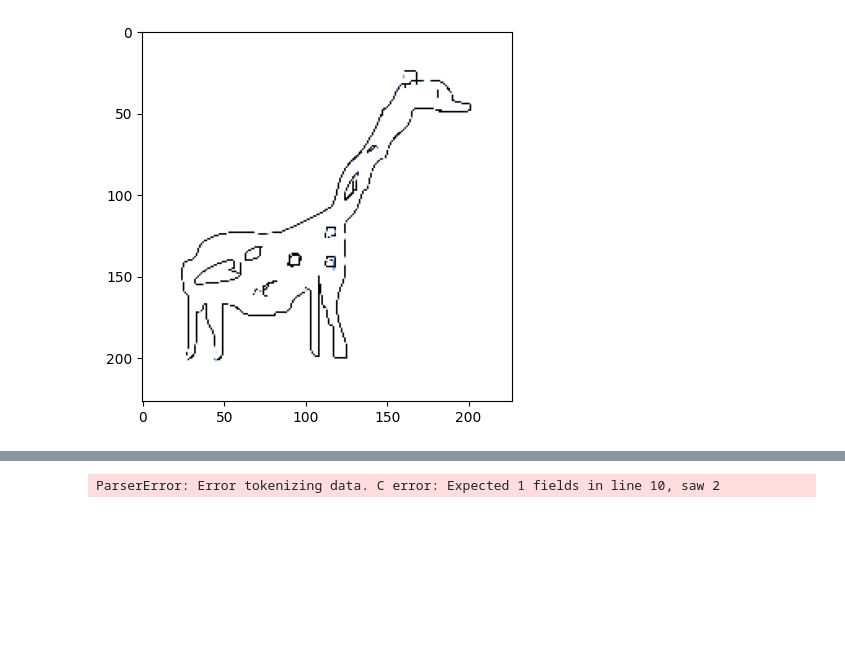
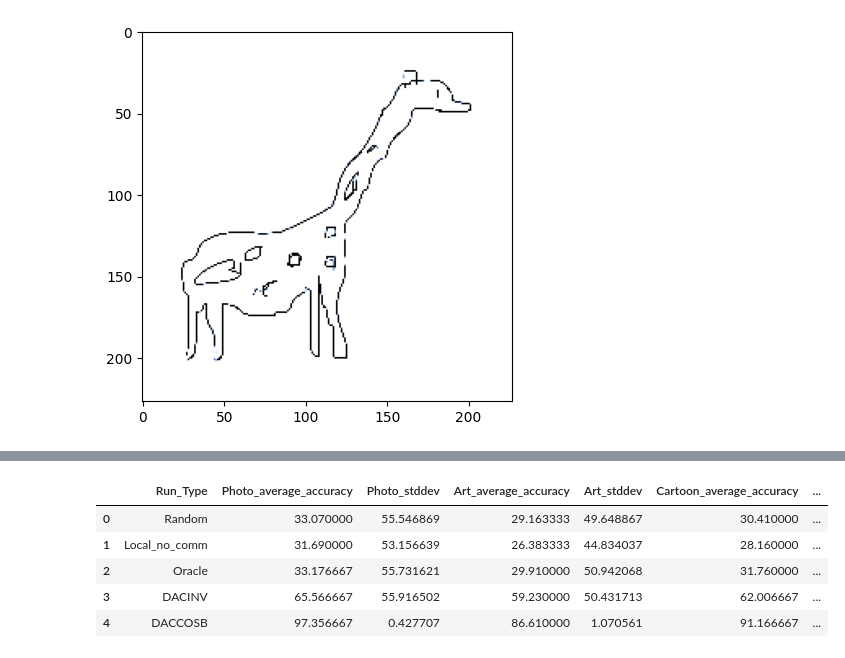
Before and after one commit to tomhagander/decentralized_deep_learning, a Jupyter notebook: playaround.ipynb, the cells around one changed output, grey strips where cells are left out. Cells and saved outputs as stored; diff of their text form; code cells hidden in the pictures; blank space fills up the shorter version.

```diff
--- a/playaround.ipynb
+++ b/playaround.ipynb
@@ -216,28 +213,15 @@ print(priors)
 [9.9999011e-07 9.9999011e-07 9.9999011e-07 9.9999011e-07 9.9999011e-07
  9.9999011e-07 9.9999011e-07 9.9999011e-07 9.9999011e-07 9.9999106e-01]
-# %%
-# convert the following string to a pandas dataframe
-data = '''
-Run_Type	Photo_average_accuracy	Photo_stddev	Art_average_accuracy	Art_stddev	Cartoon_average_accuracy	Cartoon_stddev	Sketch_average_accuracy	Sketch_stddev
-Random	33.07	55.5468694	29.16333333	49.64886739	30.41	51.80805246	29.99	50.22210967
-Local_no_comm	31.69	53.15663928	26.38333333	44.83403655	28.16	47.91113441	27.7	46.2565671
-Oracle	33.17666667	55.73162148	29.91	50.94206808	31.76	54.14621686	30.58333333	51.24959349
-DACINV	65.56666667	55.91650233	59.23	50.43171324	62.00666667	52.83491396	59.09	49.44641645
-DACCOSB	97.35666667	0.4277070649	86.61	1.070560601	91.16666667	0.5357549191	87.27333333	1.288772025
-DACCOSORIGIN	96.94333333	0.6201075176	86.49666667	1.07295542	90.83	0.06244997998	87.45333333	1.0715565
-DACL2	97.95666667	0.3780652501	88.04	1.33	91.15	1.155724881	86.66	1.610807251
-All data	33.6	56.46485633	31.17666667	53.13589778	32.25	54.99488613	31.57	52.95823543
-'''
-
-import pandas as pd
-from io import StringIO
-
-# Use StringIO to turn the string into a file-like object
-data_io = StringIO(data)
-
-# Use read_csv with tab (\t) as the separator
-df = pd.read_csv(data_io, sep=' ')
-
-print(df)
-# %% [output]
-ParserError: Error tokenizing data. C error: Expected 1 fields in line 10, saw 2
+# %%
+# import bigpacs.csv into pandas dataframe
+import pandas as pd
+
+df = pd.read_csv('bigpacs.csv')
+df.head()
+# %% [output]
+|  | Run_Type | Photo_average_accuracy | Photo_stddev | Art_average_accuracy | Art_stddev | Cartoon_average_accuracy | ... |
+| 0 | Random | 33.070000 | 55.546869 | 29.163333 | 49.648867 | 30.410000 | ... |
+| 1 | Local_no_comm | 31.690000 | 53.156639 | 26.383333 | 44.834037 | 28.160000 | ... |
+| 2 | Oracle | 33.176667 | 55.731621 | 29.910000 | 50.942068 | 31.760000 | ... |
+| 3 | DACINV | 65.566667 | 55.916502 | 59.230000 | 50.431713 | 62.006667 | ... |
+| 4 | DACCOSB | 97.356667 | 0.427707 | 86.610000 | 1.070561 | 91.166667 | ... |
```
Also changed, not shown: parts of 3 cells of this notebook, 3 other files.
